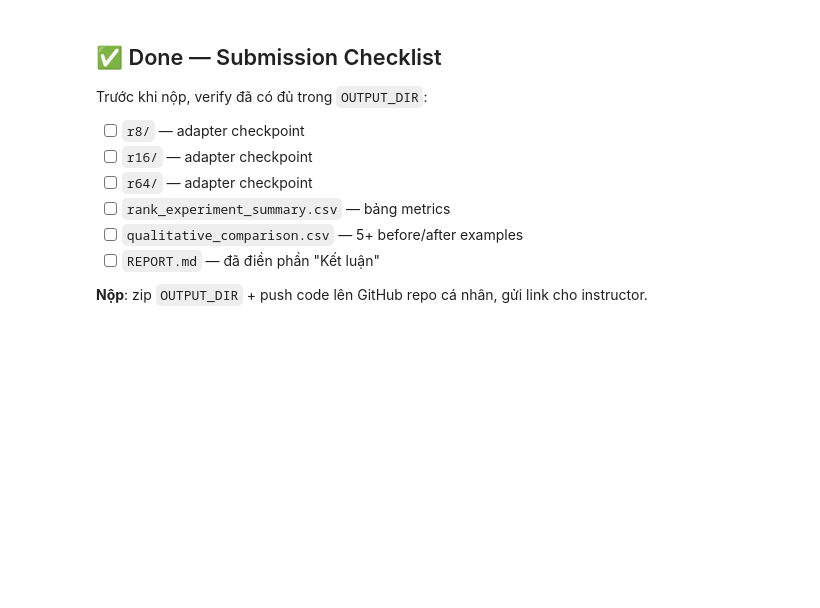
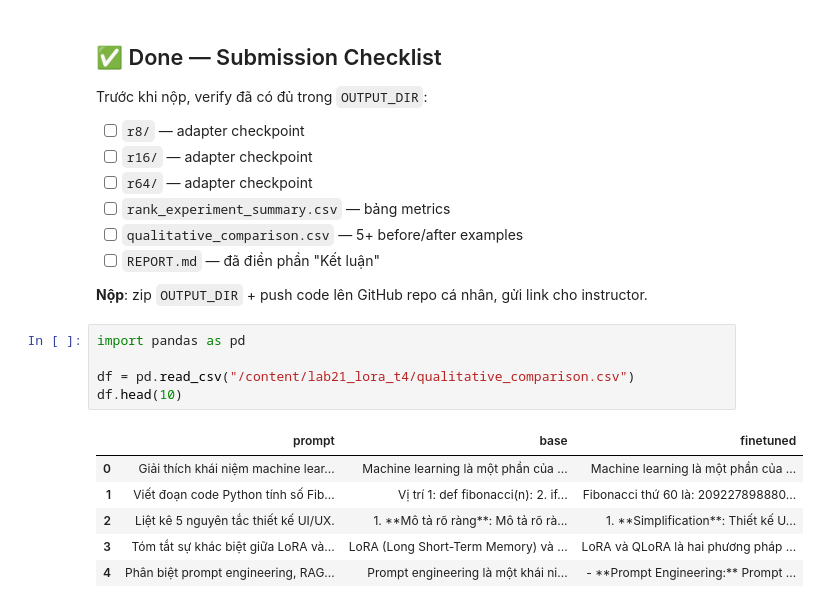
Before and after one commit to Kannee37/2A202600214_NguyenThiThuyTrang_Day21, a Jupyter notebook: notebooks/Lab21_LoRA_Finetuning_T4.ipynb, the cells around one changed output. Drawn from its saved outputs; the diff is of its cells as text; blank space fills up the shorter version.

```diff
--- a/notebooks/Lab21_LoRA_Finetuning_T4.ipynb
+++ b/notebooks/Lab21_LoRA_Finetuning_T4.ipynb
@@ -805,3 +810,15 @@ Trước khi nộp, verify đã có đủ trong `OUTPUT_DIR`:
 - [ ] `REPORT.md` — đã điền phần "Kết luận"
 
 **Nộp**: zip `OUTPUT_DIR` + push code lên GitHub repo cá nhân, gửi link cho instructor.
+# %%
+import pandas as pd
+
+df = pd.read_csv("/content/lab21_lora_t4/qualitative_comparison.csv")
+df.head(10)
+# %% [output]
+|  | prompt | base | finetuned |
+| 0 | Giải thích khái niệm machine lear... | Machine learning là một phần của ... | Machine learning là một phần của ... |
+| 1 | Viết đoạn code Python tính số Fib... | Vị trí 1: def fibonacci(n): 2. if... | Fibonacci thứ 60 là: 209227898880... |
+| 2 | Liệt kê 5 nguyên tắc thiết kế UI/UX. | 1. **Mô tả rõ ràng**: Mô tả rõ rà... | 1. **Simplification**: Thiết kế U... |
+| 3 | Tóm tắt sự khác biệt giữa LoRA và... | LoRA (Long Short-Term Memory) và ... | LoRA và QLoRA là hai phương pháp ... |
+| 4 | Phân biệt prompt engineering, RAG... | Prompt engineering là một khái ni... | - **Prompt Engineering:** Prompt ... |
```
Also changed, not shown: parts of 18 cells of this notebook.
